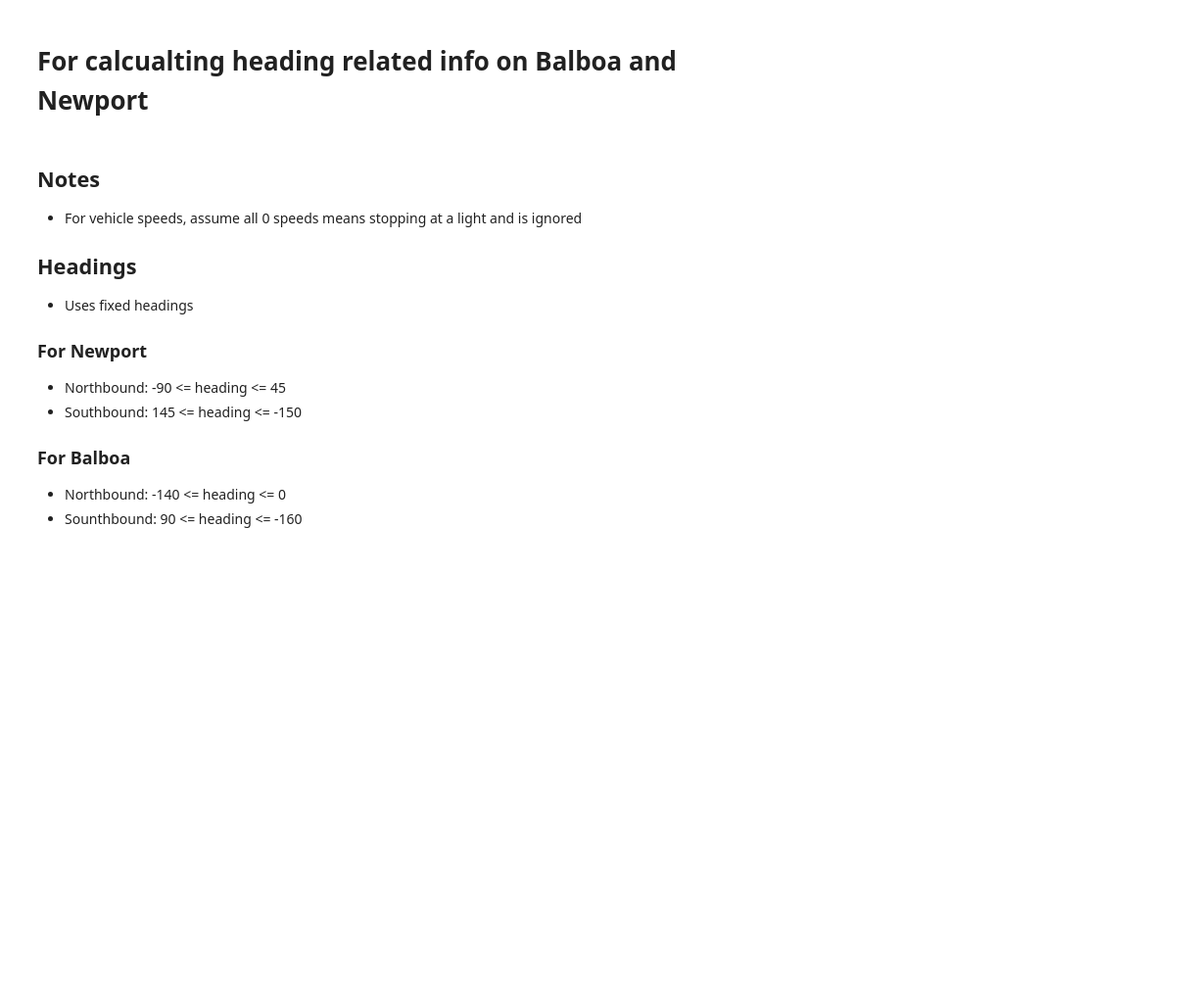
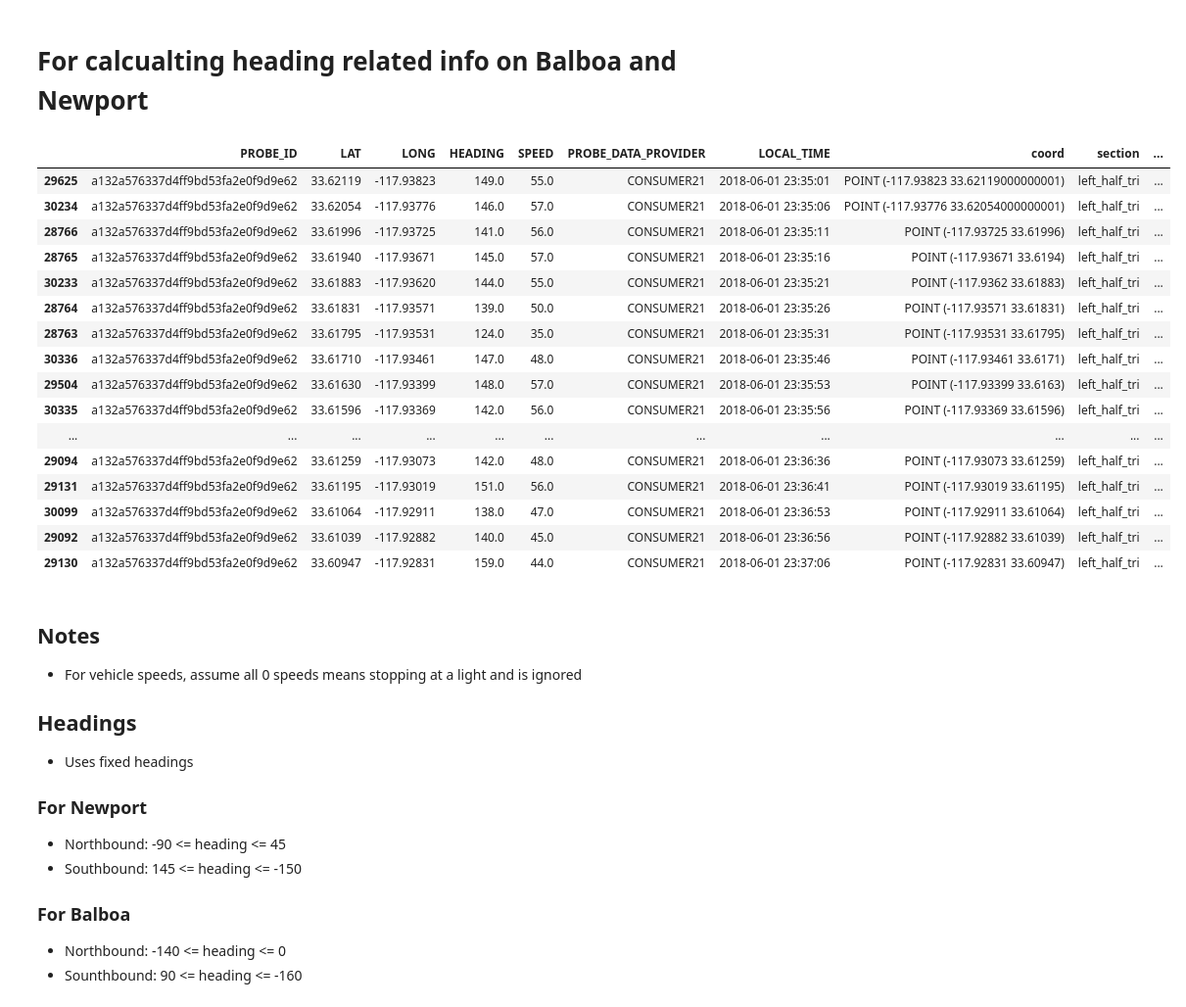
Before and after one commit to ZiningW/263-295-Project, a Jupyter notebook: Visualization_Newport.ipynb, the cells around one changed output. Shown: that part at 98% size. Saved outputs shown, nothing was run; the diff lists cells and outputs as text; code cells hidden in the pictures; blank space fills up the shorter version.

```diff
--- a/Visualization_Newport.ipynb
+++ b/Visualization_Newport.ipynb
@@ -210,6 +260,26 @@ data_cleaned['HEADING_FIXED'] = heading_fixed
 # %%
 balboa_df = data_cleaned.loc[data_cleaned['street']=='balboa'].copy()
 newport_df = data_cleaned.loc[data_cleaned['street']=='newport'].copy()
+# %%
+balboa_df.loc[balboa_df["PROBE_DATA_PROVIDER"] == "CONSUMER21"].loc[balboa_df["PROBE_ID"] == "a132a576337d4ff9bd53fa2e0f9d9e62"]
+# %% [output]
+|  | PROBE_ID | LAT | LONG | HEADING | SPEED | PROBE_DATA_PROVIDER | LOCAL_TIME | coord | section | ... |
+| 29625 | a132a576337d4ff9bd53fa2e0f9d9e62 | 33.62119 | -117.93823 | 149.0 | 55.0 | CONSUMER21 | 2018-06-01 23:35:01 | POINT (-117.93823 33.62119000000001) | left_half_tri | ... |
+| 30234 | a132a576337d4ff9bd53fa2e0f9d9e62 | 33.62054 | -117.93776 | 146.0 | 57.0 | CONSUMER21 | 2018-06-01 23:35:06 | POINT (-117.93776 33.62054000000001) | left_half_tri | ... |
+| 28766 | a132a576337d4ff9bd53fa2e0f9d9e62 | 33.61996 | -117.93725 | 141.0 | 56.0 | CONSUMER21 | 2018-06-01 23:35:11 | POINT (-117.93725 33.61996) | left_half_tri | ... |
+| 28765 | a132a576337d4ff9bd53fa2e0f9d9e62 | 33.61940 | -117.93671 | 145.0 | 57.0 | CONSUMER21 | 2018-06-01 23:35:16 | POINT (-117.93671 33.6194) | left_half_tri | ... |
+| 30233 | a132a576337d4ff9bd53fa2e0f9d9e62 | 33.61883 | -117.93620 | 144.0 | 55.0 | CONSUMER21 | 2018-06-01 23:35:21 | POINT (-117.9362 33.61883) | left_half_tri | ... |
+| 28764 | a132a576337d4ff9bd53fa2e0f9d9e62 | 33.61831 | -117.93571 | 139.0 | 50.0 | CONSUMER21 | 2018-06-01 23:35:26 | POINT (-117.93571 33.61831) | left_half_tri | ... |
+| 28763 | a132a576337d4ff9bd53fa2e0f9d9e62 | 33.61795 | -117.93531 | 124.0 | 35.0 | CONSUMER21 | 2018-06-01 23:35:31 | POINT (-117.93531 33.61795) | left_half_tri | ... |
+| 30336 | a132a576337d4ff9bd53fa2e0f9d9e62 | 33.61710 | -117.93461 | 147.0 | 48.0 | CONSUMER21 | 2018-06-01 23:35:46 | POINT (-117.93461 33.6171) | left_half_tri | ... |
+| 29504 | a132a576337d4ff9bd53fa2e0f9d9e62 | 33.61630 | -117.93399 | 148.0 | 57.0 | CONSUMER21 | 2018-06-01 23:35:53 | POINT (-117.93399 33.6163) | left_half_tri | ... |
+| 30335 | a132a576337d4ff9bd53fa2e0f9d9e62 | 33.61596 | -117.93369 | 142.0 | 56.0 | CONSUMER21 | 2018-06-01 23:35:56 | POINT (-117.93369 33.61596) | left_half_tri | ... |
+| ... | ... | ... | ... | ... | ... | ... | ... | ... | ... | ... |
+| 29094 | a132a576337d4ff9bd53fa2e0f9d9e62 | 33.61259 | -117.93073 | 142.0 | 48.0 | CONSUMER21 | 2018-06-01 23:36:36 | POINT (-117.93073 33.61259) | left_half_tri | ... |
+| 29131 | a132a576337d4ff9bd53fa2e0f9d9e62 | 33.61195 | -117.93019 | 151.0 | 56.0 | CONSUMER21 | 2018-06-01 23:36:41 | POINT (-117.93019 33.61195) | left_half_tri | ... |
+| 30099 | a132a576337d4ff9bd53fa2e0f9d9e62 | 33.61064 | -117.92911 | 138.0 | 47.0 | CONSUMER21 | 2018-06-01 23:36:53 | POINT (-117.92911 33.61064) | left_half_tri | ... |
+| 29092 | a132a576337d4ff9bd53fa2e0f9d9e62 | 33.61039 | -117.92882 | 140.0 | 45.0 | CONSUMER21 | 2018-06-01 23:36:56 | POINT (-117.92882 33.61039) | left_half_tri | ... |
+| 29130 | a132a576337d4ff9bd53fa2e0f9d9e62 | 33.60947 | -117.92831 | 159.0 | 44.0 | CONSUMER21 | 2018-06-01 23:37:06 | POINT (-117.92831 33.60947) | left_half_tri | ... |
 # %% [markdown]
 ## Notes
 - For vehicle speeds, assume all 0 speeds means stopping at a light and is ignored
```
Also changed, not shown: parts of 10 cells of this notebook.
